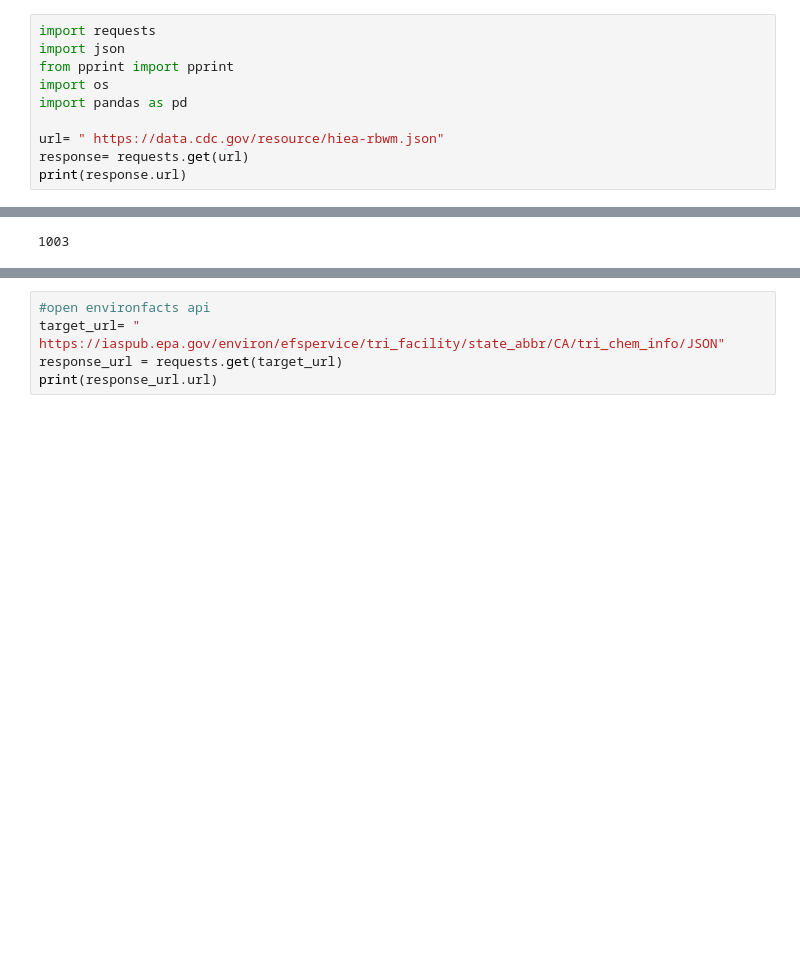
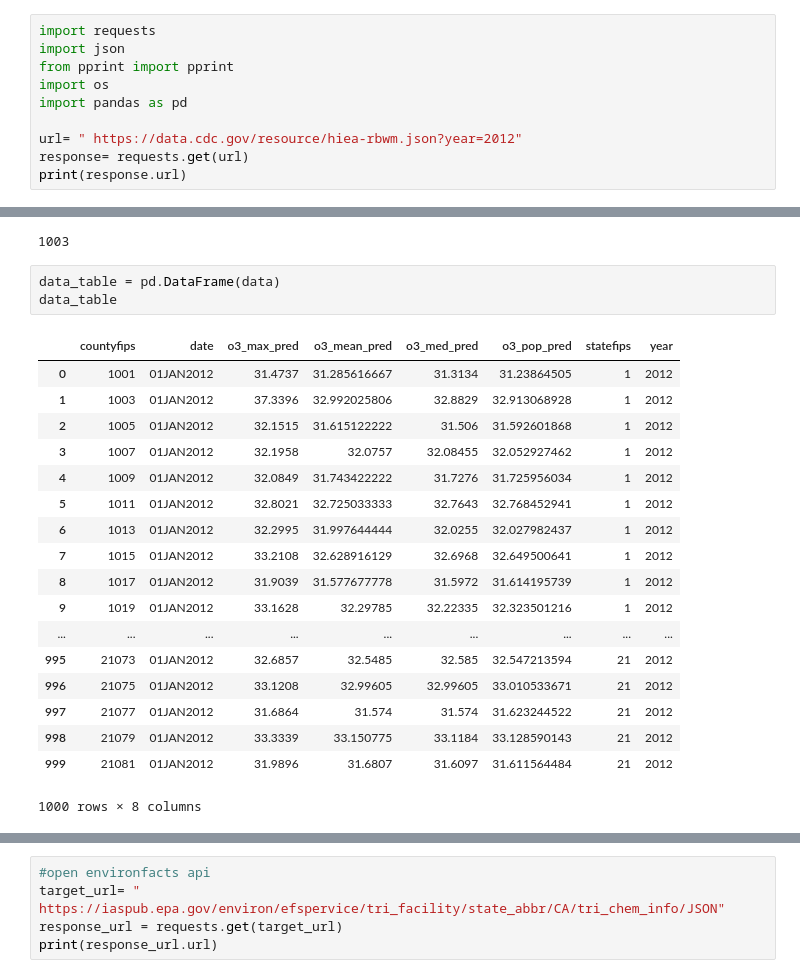
Before and after one commit to VanessaKnox/MVP-Solutions, a Jupyter notebook: masterprojectwork.ipynb, the cells around one changed output, grey strips where cells are left out. Saved outputs shown, nothing was run; the diff lists cells and outputs as text; blank space fills up the shorter version.

```diff
--- a/masterprojectwork.ipynb
+++ b/masterprojectwork.ipynb
@@ -5,7 +15,7 @@ from pprint import pprint
 import os
 import pandas as pd
 
-url= " https://data.cdc.gov/resource/hiea-rbwm.json"
+url= " https://data.cdc.gov/resource/hiea-rbwm.json?year=2012"
 response= requests.get(url)
 print(response.url)
 # %% [output]
@@ -38,3 +48,25 @@ county = data[1]["countyfips"]
 print(county)
 # %% [output]
 1003
+# %%
+data_table = pd.DataFrame(data)
+data_table
+# %% [output]
+|  | countyfips | date | o3_max_pred | o3_mean_pred | o3_med_pred | o3_pop_pred | statefips | year |
+| 0 | 1001 | 01JAN2012 | 31.4737 | 31.285616667 | 31.3134 | 31.23864505 | 1 | 2012 |
+| 1 | 1003 | 01JAN2012 | 37.3396 | 32.992025806 | 32.8829 | 32.913068928 | 1 | 2012 |
+| 2 | 1005 | 01JAN2012 | 32.1515 | 31.615122222 | 31.506 | 31.592601868 | 1 | 2012 |
+| 3 | 1007 | 01JAN2012 | 32.1958 | 32.0757 | 32.08455 | 32.052927462 | 1 | 2012 |
+| 4 | 1009 | 01JAN2012 | 32.0849 | 31.743422222 | 31.7276 | 31.725956034 | 1 | 2012 |
+| 5 | 1011 | 01JAN2012 | 32.8021 | 32.725033333 | 32.7643 | 32.768452941 | 1 | 2012 |
+| 6 | 1013 | 01JAN2012 | 32.2995 | 31.997644444 | 32.0255 | 32.027982437 | 1 | 2012 |
+| 7 | 1015 | 01JAN2012 | 33.2108 | 32.628916129 | 32.6968 | 32.649500641 | 1 | 2012 |
+| 8 | 1017 | 01JAN2012 | 31.9039 | 31.577677778 | 31.5972 | 31.614195739 | 1 | 2012 |
+| 9 | 1019 | 01JAN2012 | 33.1628 | 32.29785 | 32.22335 | 32.323501216 | 1 | 2012 |
+| ... | ... | ... | ... | ... | ... | ... | ... | ... |
+| 995 | 21073 | 01JAN2012 | 32.6857 | 32.5485 | 32.585 | 32.547213594 | 21 | 2012 |
+| 996 | 21075 | 01JAN2012 | 33.1208 | 32.99605 | 32.99605 | 33.010533671 | 21 | 2012 |
+| 997 | 21077 | 01JAN2012 | 31.6864 | 31.574 | 31.574 | 31.623244522 | 21 | 2012 |
+| 998 | 21079 | 01JAN2012 | 33.3339 | 33.150775 | 33.1184 | 33.128590143 | 21 | 2012 |
+| 999 | 21081 | 01JAN2012 | 31.9896 | 31.6807 | 31.6097 | 31.611564484 | 21 | 2012 |
+1000 rows × 8 columns
```
Also changed, not shown: parts of 8 cells of this notebook, 1 other file.
